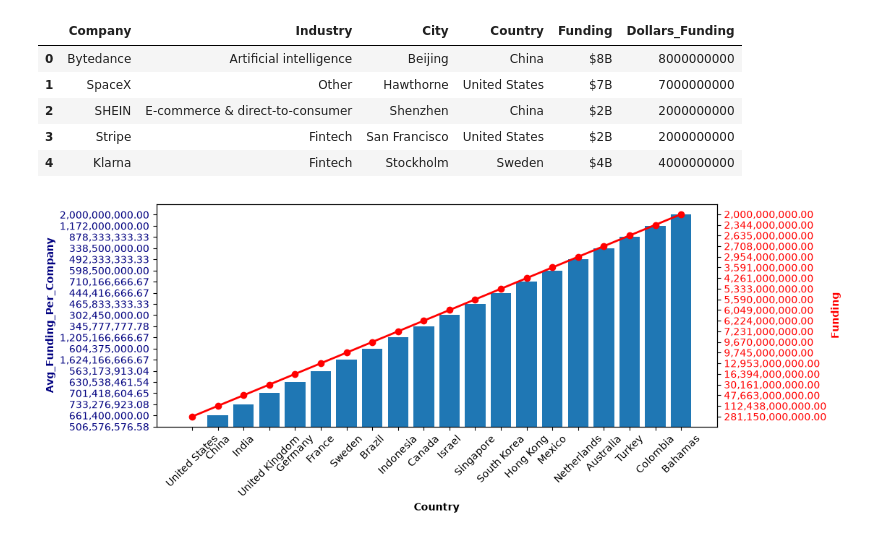
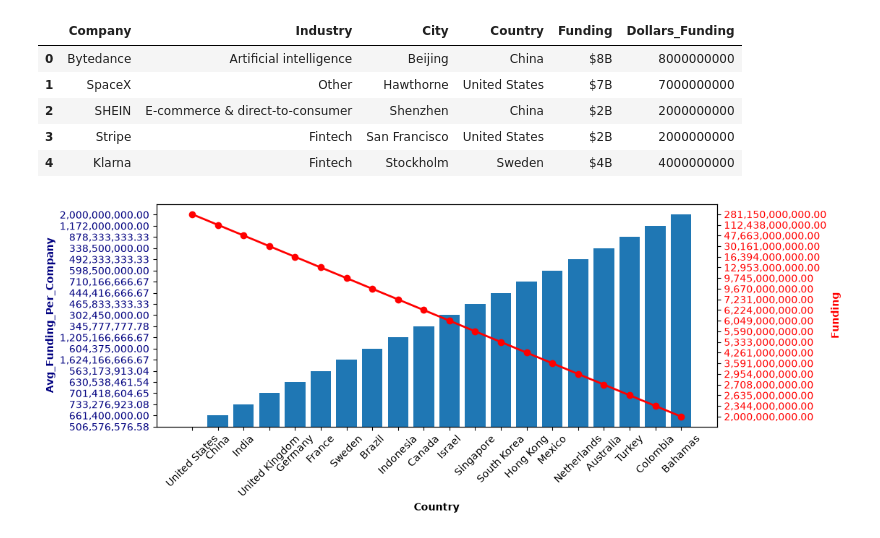
Before and after one commit to DeanDro/StartupMix, a Jupyter notebook: startup_analysis.ipynb, the cells around one changed output. Drawn from its saved outputs; the diff is of its cells as text; code cells hidden in the pictures.

```diff
--- a/startup_analysis.ipynb
+++ b/startup_analysis.ipynb
@@ -75,17 +75,18 @@ tf_top20['Dollars_Funding'] = tf_top20['Dollars_Funding'].map('{:,.2f}'.format)
 # %%
 fig, ax = plt.subplots(1, 1, figsize=(10,4))
 ax.set_xlabel('Country', fontweight='bold')
 ax.set_ylabel('Avg_Funding_Per_Company', color='navy', fontweight='bold')
 
 bars = ax.bar(tf_top20['Country'], tf_top20['Avg_Funding_Per_Company'])
 ax.tick_params(axis='y', labelcolor='navy')
 ax.set_xticklabels(tf_top20['Country'], rotation=45)
 
 ax2=ax.twinx()
 ax2.set_ylabel('Funding', color='red', fontweight='bold')
 ax2.plot(tf_top20['Country'], tf_top20['Dollars_Funding'], color='red', marker='o', linewidth=2)
 ax2.tick_params(axis='y', labelcolor='red')
+ax2.invert_yaxis()
 
 plt.show()
 # %% [output]
-[figure, old version]
+[figure, new version]
```
Also changed, not shown: 1 other file.
